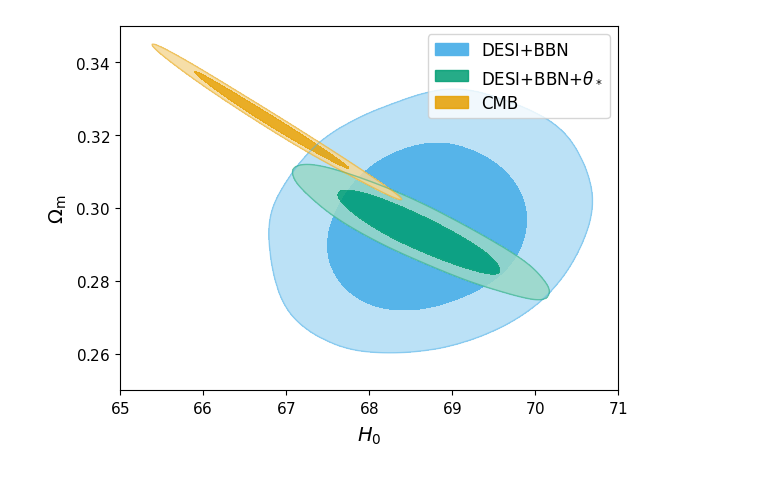
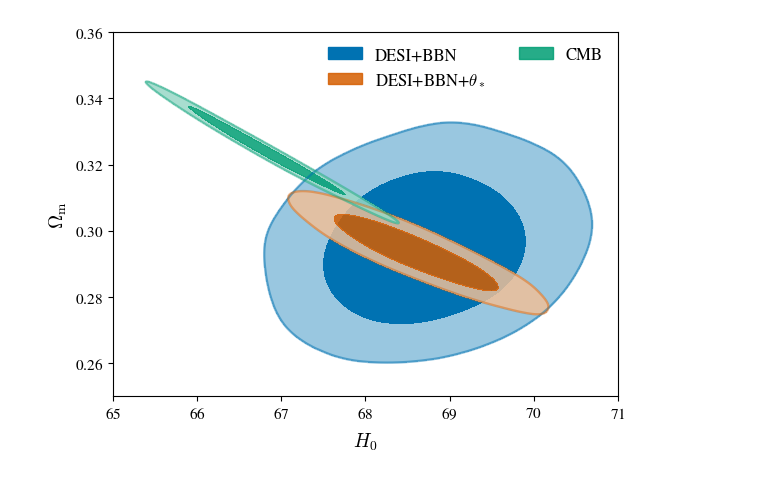
Before and after one commit to pandaphys201/quintom-project, a Jupyter notebook: notebook/2d_posterior.ipynb, the cells around one changed output. Cells and saved outputs as stored; diff of their text form; code cells hidden in the pictures.

Commit message:
Add 2D posterior results

```diff
--- a/notebook/2d_posterior.ipynb
+++ b/notebook/2d_posterior.ipynb
@@ -26,8 +29,4 @@ for prefix_path in chain_prefixes:
         label = dataset.replace("theta", r"$\theta_*$")
     else:
         label = dataset
-    chains[chain_name] = [str(prefix_path), rf"{label}", models_label]
-
-# Sub-Dictionary
-lcdm_chains = {key: chains[key] for key in chains.keys() if 'lcdm' in key}
-quintom_chains = {key: chains[key] for key in chains.keys() if 'quintom' in key}
+    chains[chain_name] = [loadMCSamples(str(prefix_path)), rf"{label}", models_label]
@@ -37,0 +33,5 @@ chains['lcdm_DESI+BBN'][1]
+# %%
+plt.rcParams['text.usetex'] = False
+plt.rcParams['mathtext.fontset'] = 'cm'
+plt.rcParams['font.family'] = 'serif'
+plt.rcParams['font.serif'] = ['STIXGeneral', 'Times New Roman', 'DejaVu Serif']
@@ -38,31 +78,27 @@ chains['lcdm_DESI+BBN'][1]
 # %%
-chains_to_extract = ['lcdm_DESI+BBN', 'lcdm_DESI+BBN+theta', 'lcdm_CMB']
-
-# Creates the dict only if the key exists in the original
-chain_samples_1 = {k: chains[k] for k in chains_to_extract if k in chains}
-
+# Setting up the plot
 plot_settings = plots.GetDistPlotSettings()
-
-# Visual Tweaks for Publications
-plot_settings.figure_legend_frame = False  # Removes the box around the legend
+plot_settings.legend_frame = False  # Removes the box around the legend
 plot_settings.alpha_filled_add = 0.85      # Adjust transparency of filled contours
 
 g = plots.get_single_plotter(settings=plot_settings)
 
-# Your existing plot_2d function
+# plot_2d function
 g.plot_2d([chains['lcdm_DESI+BBN'][0], chains['lcdm_DESI+BBN+theta'][0], chains['lcdm_CMB'][0]],
           'H0',
           'Omega_m',
           filled=True,
-          colors=["#56B4E9", "#009E73", "#E69F00"]
+          colors=["#0072B2", "#D55E00", "#009E73"],
+          lws=1
          )
 
 # Explicitly add the legend here
 labels = [chains['lcdm_DESI+BBN'][1], chains['lcdm_DESI+BBN+theta'][1], chains['lcdm_CMB'][1]]
-g.add_legend(labels, legend_loc='upper right') # You can adjust the location
+g.add_legend(labels, legend_loc='upper right', legend_ncol=2) # You can adjust the location
 
 plt.xlim(65, 71)
-plt.ylim(0.25, 0.35)
+plt.ylim(0.25, 0.36)
 plt.show()
+g.export(f'figure/lcdm_2d_posterior.pdf')
 # %% [output]
-[figure, old version]
+[figure, new version]
```
Also changed, not shown: parts of 11 cells of this notebook, 11 other files.
